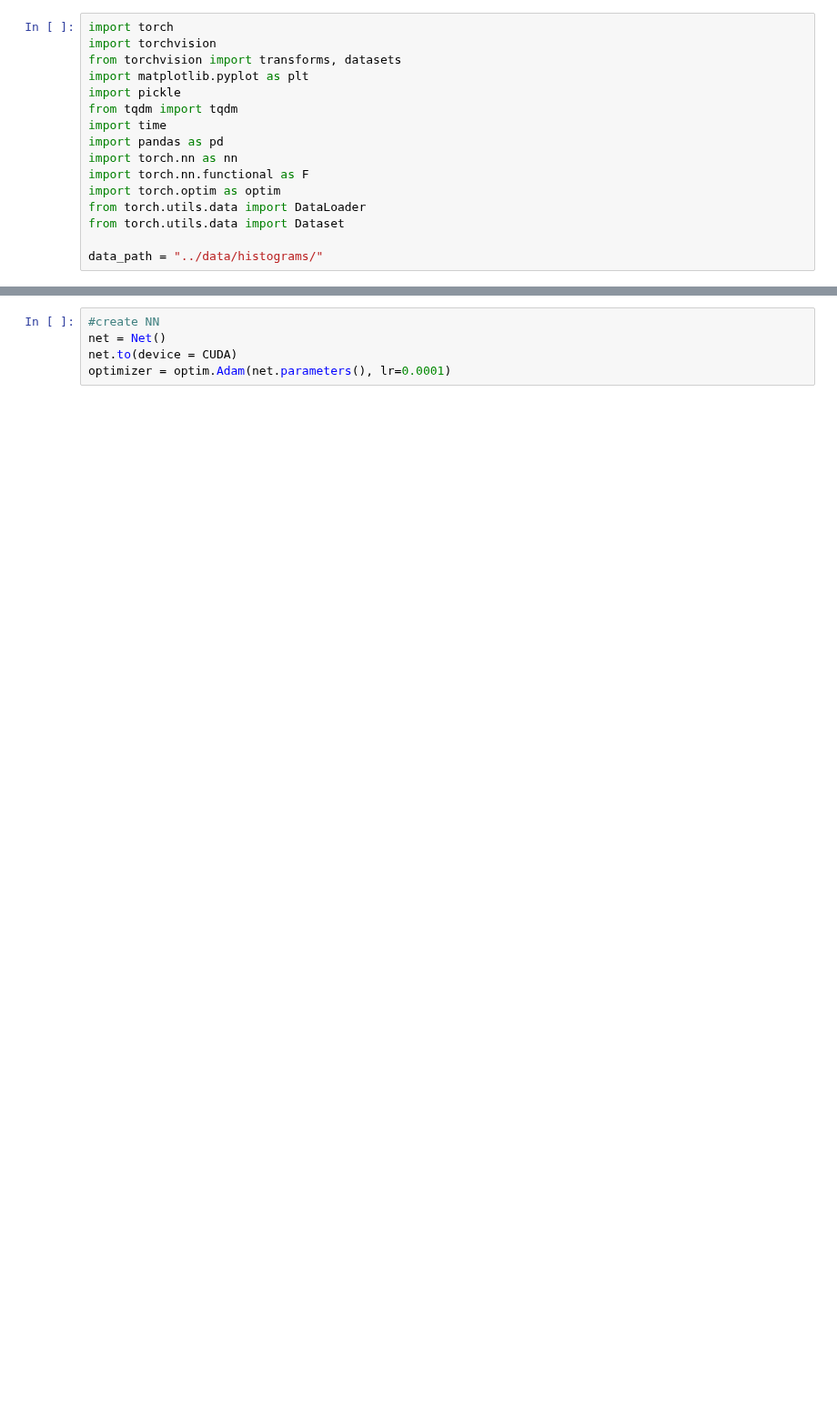
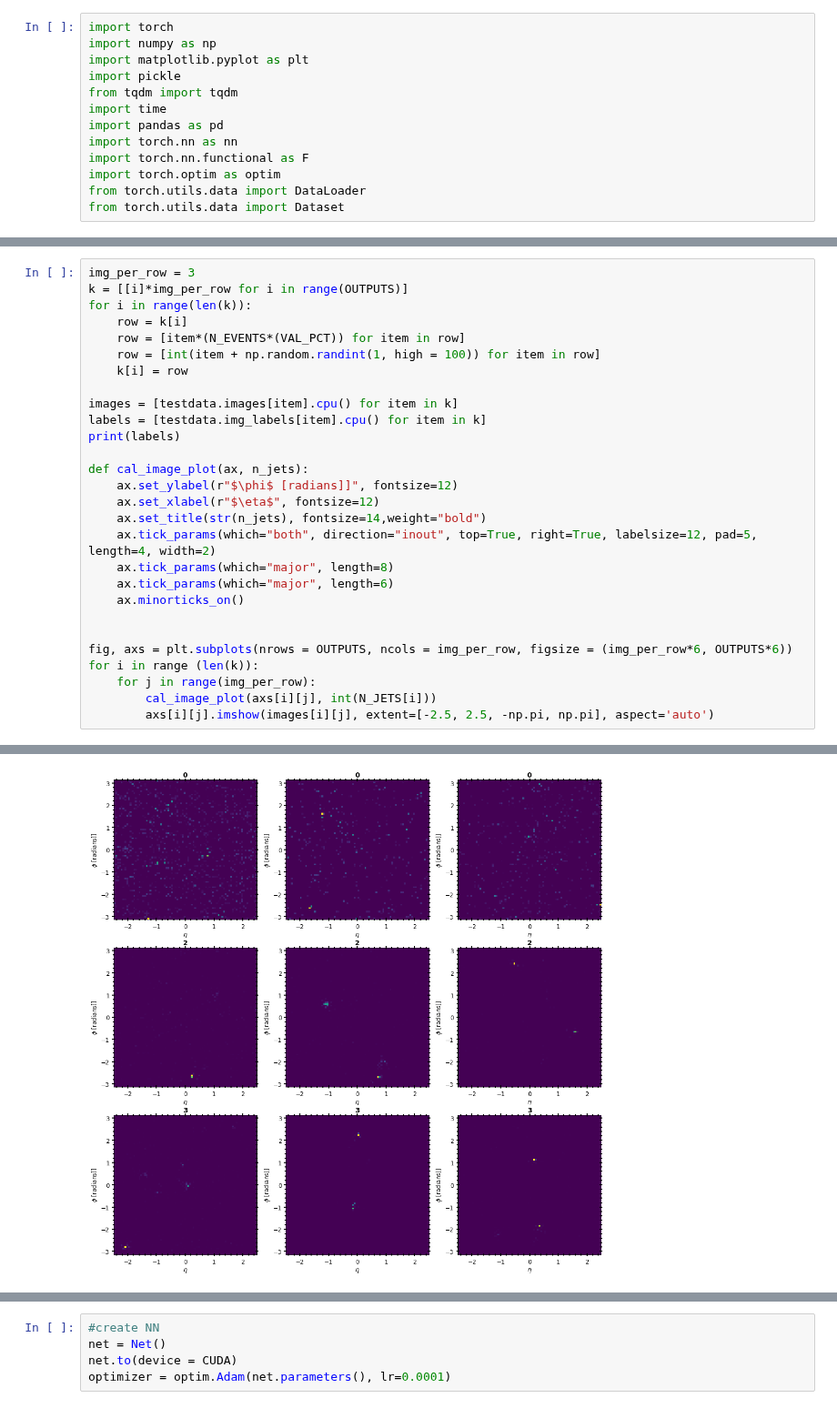
Before and after one commit to choisant/imcalML, a Jupyter notebook: notebooks/CNN_simple.ipynb, the cells around one changed output, grey strips where cells are left out. Shown at 91% size. Saved outputs shown, nothing was run; the diff lists cells and outputs as text; blank space fills up the shorter version.

```diff
--- a/notebooks/CNN_simple.ipynb
+++ b/notebooks/CNN_simple.ipynb
@@ -1,7 +1,6 @@
 # %%
 import torch
-import torchvision
-from torchvision import transforms, datasets
+import numpy as np
 import matplotlib.pyplot as plt
 import pickle
 from tqdm import tqdm
@@ -12,8 +11,6 @@ import torch.nn.functional as F
 import torch.optim as optim
 from torch.utils.data import DataLoader
 from torch.utils.data import Dataset
-
-data_path = "../data/histograms/"
 # %%
 #variables
 VAL_PCT = 0.2
@@ -100,0 +129,29 @@ traindata, testdata = load_data('jets_part1_10000events_80x80_min1jet.pkl', 'jet
+# %%
+img_per_row = 3
+k = [[i]*img_per_row for i in range(OUTPUTS)]
+for i in range(len(k)):
+    row = k[i]
+    row = [item*(N_EVENTS*(VAL_PCT)) for item in row]
+    row = [int(item + np.random.randint(1, high = 100)) for item in row]
+    k[i] = row
+
+images = [testdata.images[item].cpu() for item in k]
+labels = [testdata.img_labels[item].cpu() for item in k]
+print(labels)
+
+def cal_image_plot(ax, n_jets):
+    ax.set_ylabel(r"$\phi$ [radians]]", fontsize=12)
+    ax.set_xlabel(r"$\eta$", fontsize=12)
+    ax.set_title(str(n_jets), fontsize=14,weight="bold")
+    ax.tick_params(which="both", direction="inout", top=True, right=True, labelsize=12, pad=5, length=4, width=2)
+    ax.tick_params(which="major", length=8)
+    ax.tick_params(which="major", length=6)
+    ax.minorticks_on()
+
+
+fig, axs = plt.subplots(nrows = OUTPUTS, ncols = img_per_row, figsize = (img_per_row*6, OUTPUTS*6))
+for i in range (len(k)):
+    for j in range(img_per_row):
+        cal_image_plot(axs[i][j], int(N_JETS[i]))
+        axs[i][j].imshow(images[i][j], extent=[-2.5, 2.5, -np.pi, np.pi], aspect='auto')
+# %% [output]
@@ -101,3 +165,4 @@ traindata, testdata = load_data('jets_part1_10000events_80x80_min1jet.pkl', 'jet
+[figure, added]
 # %%
 
 def fwd_pass(net, X, y, train=False):
```
Also changed, not shown: parts of 15 cells of this notebook, 1 other file.
